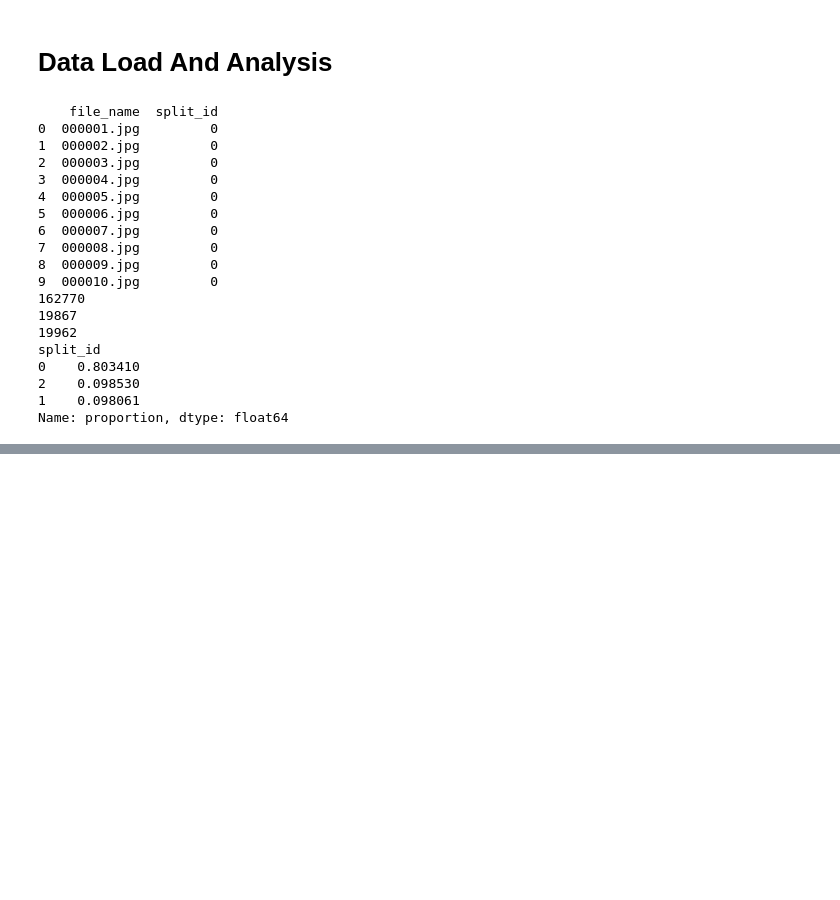
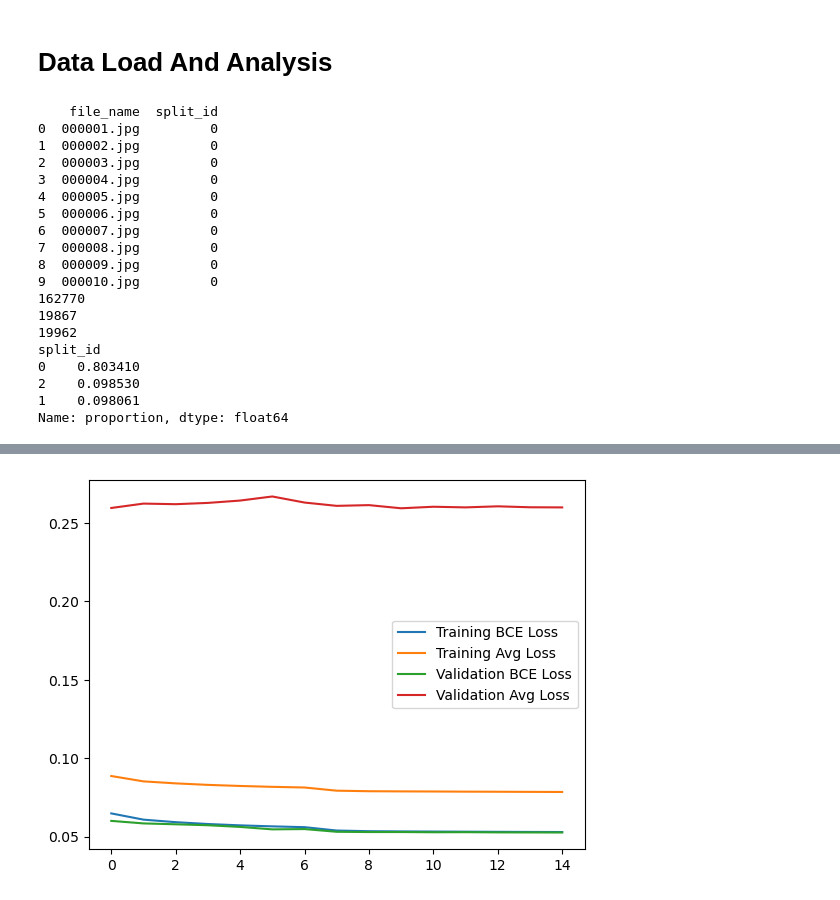
Before and after one commit to Horizon-42/variation_autoencoder, a Jupyter notebook: vae_on_celebs.ipynb, the cells around one changed output, grey strips where cells are left out. Cells and saved outputs as stored; diff of their text form; code cells hidden in the pictures; blank space fills up the shorter version.

```diff
--- a/vae_on_celebs.ipynb
+++ b/vae_on_celebs.ipynb
@@ -82,0 +110,12 @@ test_loader = DataLoader(test_dataset, batch_size=32, shuffle=False)
+# %%
+# build vanilla VAE
+from models.vanilla_vae import VanillaVAE
+import torch
+
+LATENT_DIM = 256
+
+vanilla_vae = VanillaVAE(in_channels=3, latent_dim=LATENT_DIM, hidden_dims=[32, 64, 128, 256, 512])
+
+# set device
+device = torch.device("cuda" if torch.cuda.is_available() else "cpu")
+vanilla_vae.to(device)
@@ -82,0 +285,12 @@ test_loader = DataLoader(test_dataset, batch_size=32, shuffle=False)
+# %%
+# Visulization Losses
+import matplotlib.pyplot as plt
+plt.plot(train_bce_losses, label='Training BCE Loss')
+plt.plot(train_losses, label='Training Avg Loss')
+plt.plot(val_bce_losses, label='Validation BCE Loss')
+plt.plot(val_losses, label='Validation Avg Loss')
+
+plt.legend()
+plt.show()
+# %% [output]
+[figure, added]
```
Also changed, not shown: parts of 7 cells of this notebook, 5 other files.
